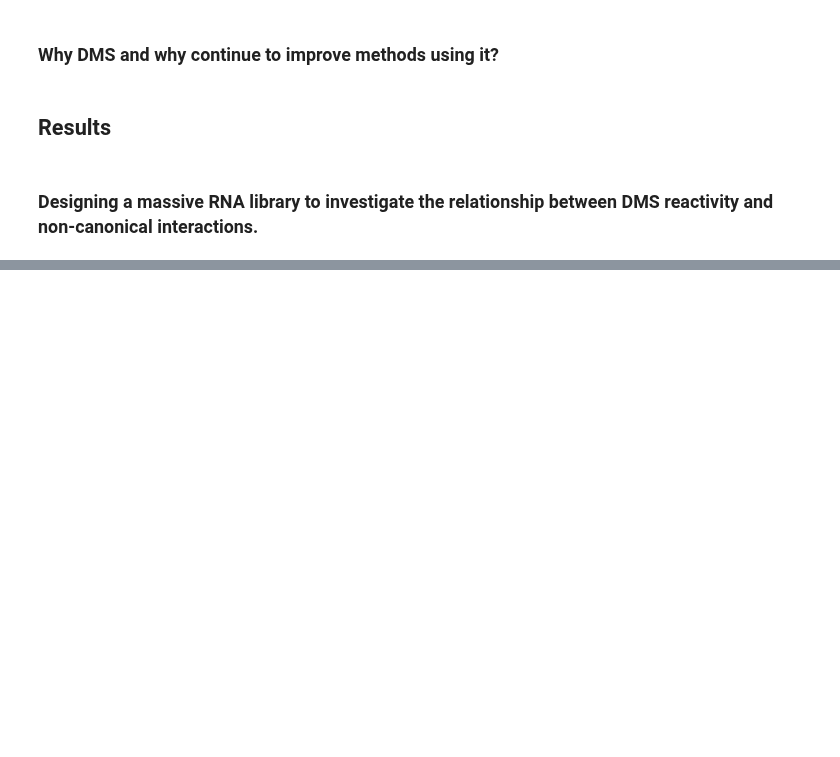
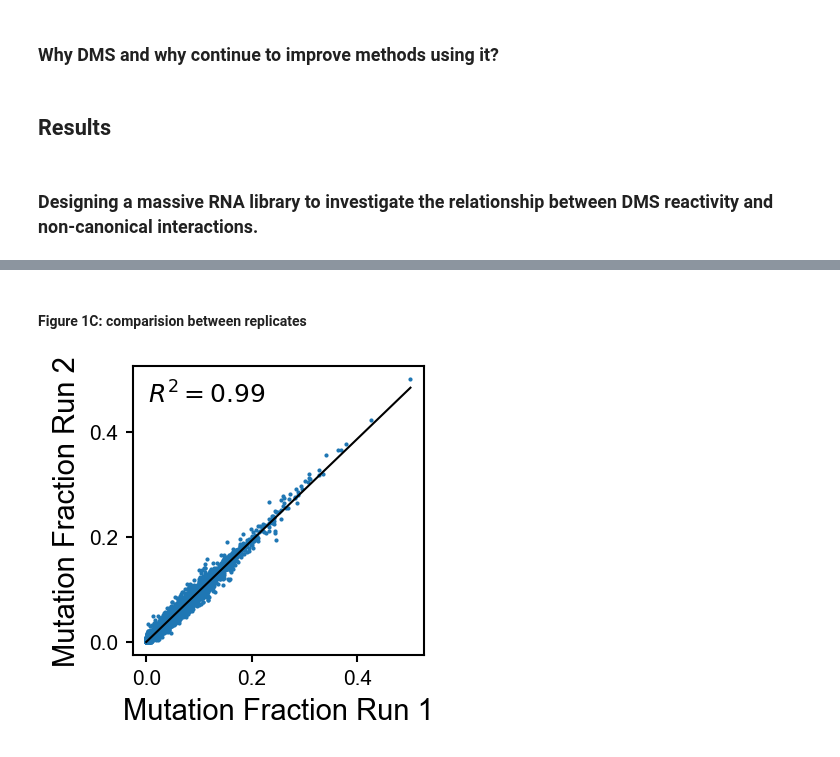
Before and after one commit to YesselmanLabPublications/2025_char_3d_struct_features, a Jupyter notebook: notebooks/manuscript_outline.ipynb, the cells around one changed output, grey strips where cells are left out. Saved outputs shown, nothing was run; the diff lists cells and outputs as text; code cells hidden in the pictures; blank space fills up the shorter version.

```diff
--- a/notebooks/manuscript_outline.ipynb
+++ b/notebooks/manuscript_outline.ipynb
@@ -31,0 +90,20 @@ Structured RNA is pivotal in fundamental biological processes such as protein tr
+# %% [markdown]
+#### Figure 1C: comparision between replicates
+# %%
+df_2_sub = df_2[["name", "data"]].copy()
+df_2_sub.rename(columns={"data": "data_2"}, inplace=True)
+df_merge = df.merge(df_2_sub, on="name")
+
+data = []
+for i, row in df_merge.iterrows():
+    for d1, d2 in zip(row["data"], row["data_2"]):
+        data.append({"data_1": d1, "data_2": d2})
+df_data = pd.DataFrame(data)
+
+fig, ax = plt.subplots(figsize=(2.5, 2.5))
+plot_scatter_w_best_fit_line(df_data["data_1"], df_data["data_2"], ax=ax)
+ax.set_xlabel("Mutation Fraction Run 1")
+ax.set_ylabel("Mutation Fraction Run 2")
+publication_style_ax(ax)
+# %% [output]
+[figure, added]
```
Also changed, not shown: parts of 28 cells of this notebook, 2 other files.
